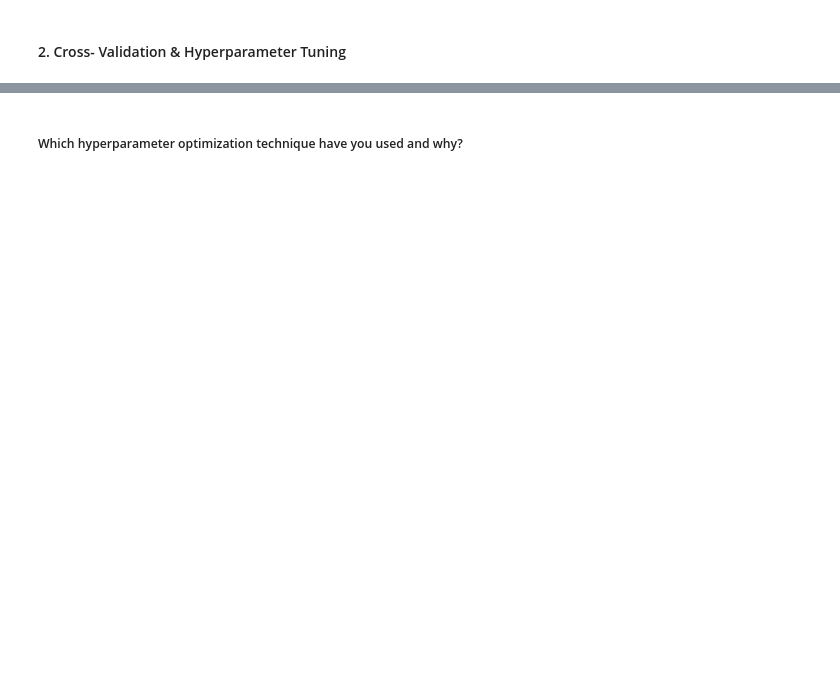
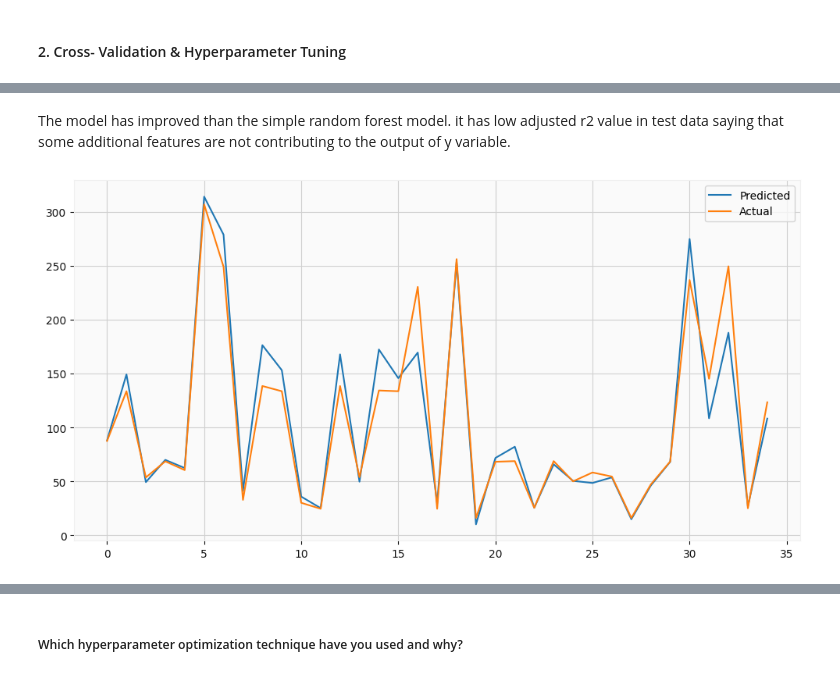
Before and after one commit to piyushbg/Yes-Bank-Stock-Closing-Price-Prediction, a Jupyter notebook: Yes_Bank_Stock_Closing_Price_Prediction.ipynb, the cells around one changed output, grey strips where cells are left out. Saved outputs shown, nothing was run; the diff lists cells and outputs as text; code cells hidden in the pictures; blank space fills up the shorter version.

```diff
--- a/Yes_Bank_Stock_Closing_Price_Prediction.ipynb
+++ b/Yes_Bank_Stock_Closing_Price_Prediction.ipynb
@@ -1797,0 +1868,22 @@ Model has improved compared to previous models, as it is producing leat MAE, and
+# %%
+from sklearn.model_selection import RandomizedSearchCV
+
+# Define the parameter grid for hyperparameter tuning
+param_grid_rf = {
+    'n_estimators': [50,80,100,200,300],
+    'max_depth': [1,2,6,7,8,9,10,20,30,40],
+    'min_samples_split':[10,20,30,40,50,100,150,200],
+    'min_samples_leaf': [1,2,8,10,20,40,50]
+
+
+}
+
+
+# Create the RandomizedSearchCV object
+random_search = RandomizedSearchCV(rf, param_grid_rf,verbose=2, cv=5, scoring='r2')
+
+# Fit the RandomizedSearchCV object to the training data
+random_search.fit(x_train, y_train)
+
+# Get the best estimator
+best_model_rf_rs = random_search.best_estimator_
@@ -1797,0 +1919,4 @@ Model has improved compared to previous models, as it is producing leat MAE, and
+# %%
+# Predict the model
+y_pred_train_rf_rs= random_search.predict(x_train)
+y_pred_test_rf_rs= random_search.predict(x_test)
@@ -1797,0 +1975,10 @@ Model has improved compared to previous models, as it is producing leat MAE, and
+# %% [markdown]
+The model has improved than the simple random forest model. it has low adjusted r2 value in test data saying that some additional features are not contributing to the output of y variable.
+# %%
+plt.figure(figsize=(12,6))
+plt.plot(np.array(10**y_test))
+plt.plot(10**((y_pred_test_rf_rs)))
+plt.legend(["Predicted","Actual"])
+plt.show()
+# %% [output]
+[figure, added]
```
Also changed, not shown: parts of 44 cells of this notebook.
